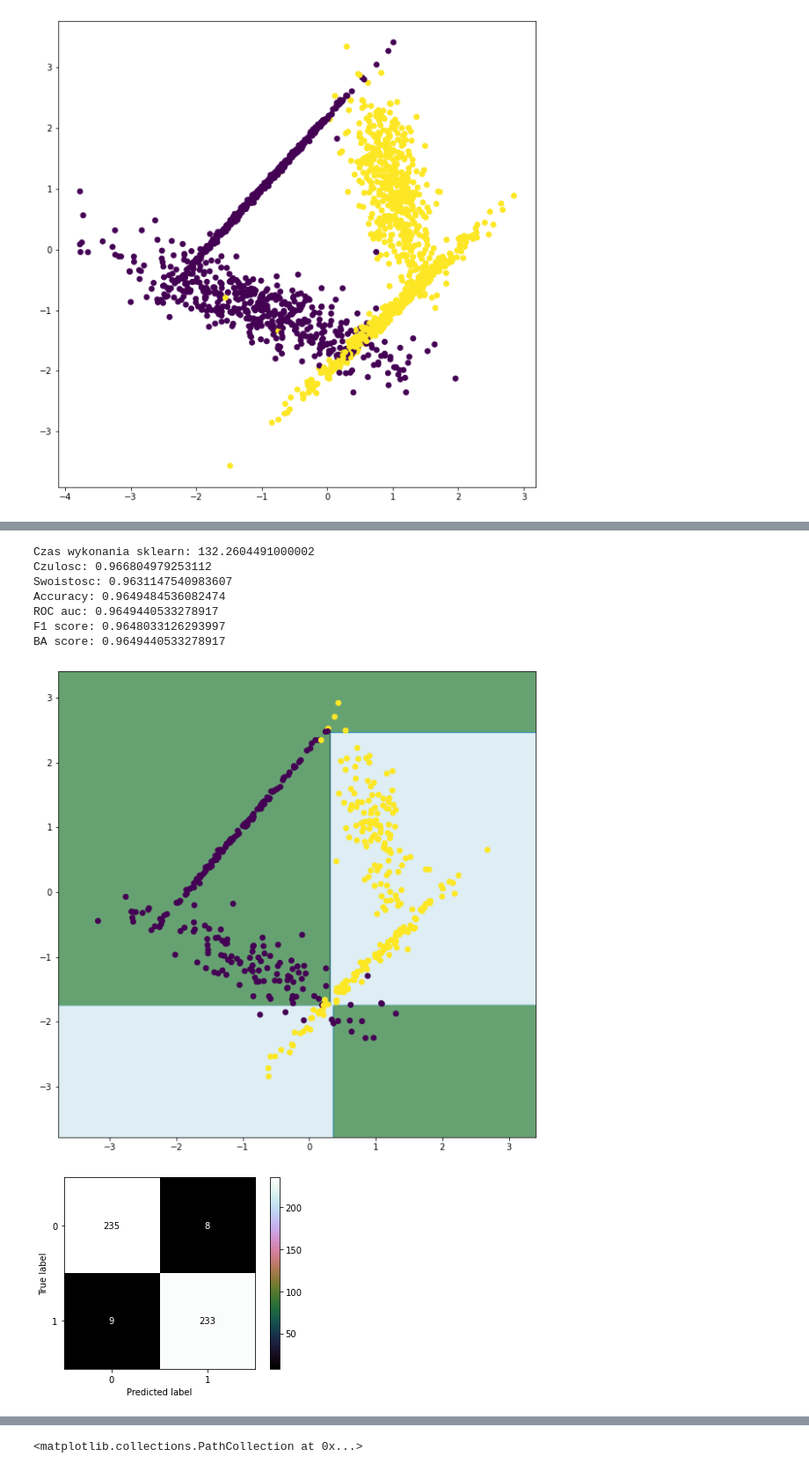
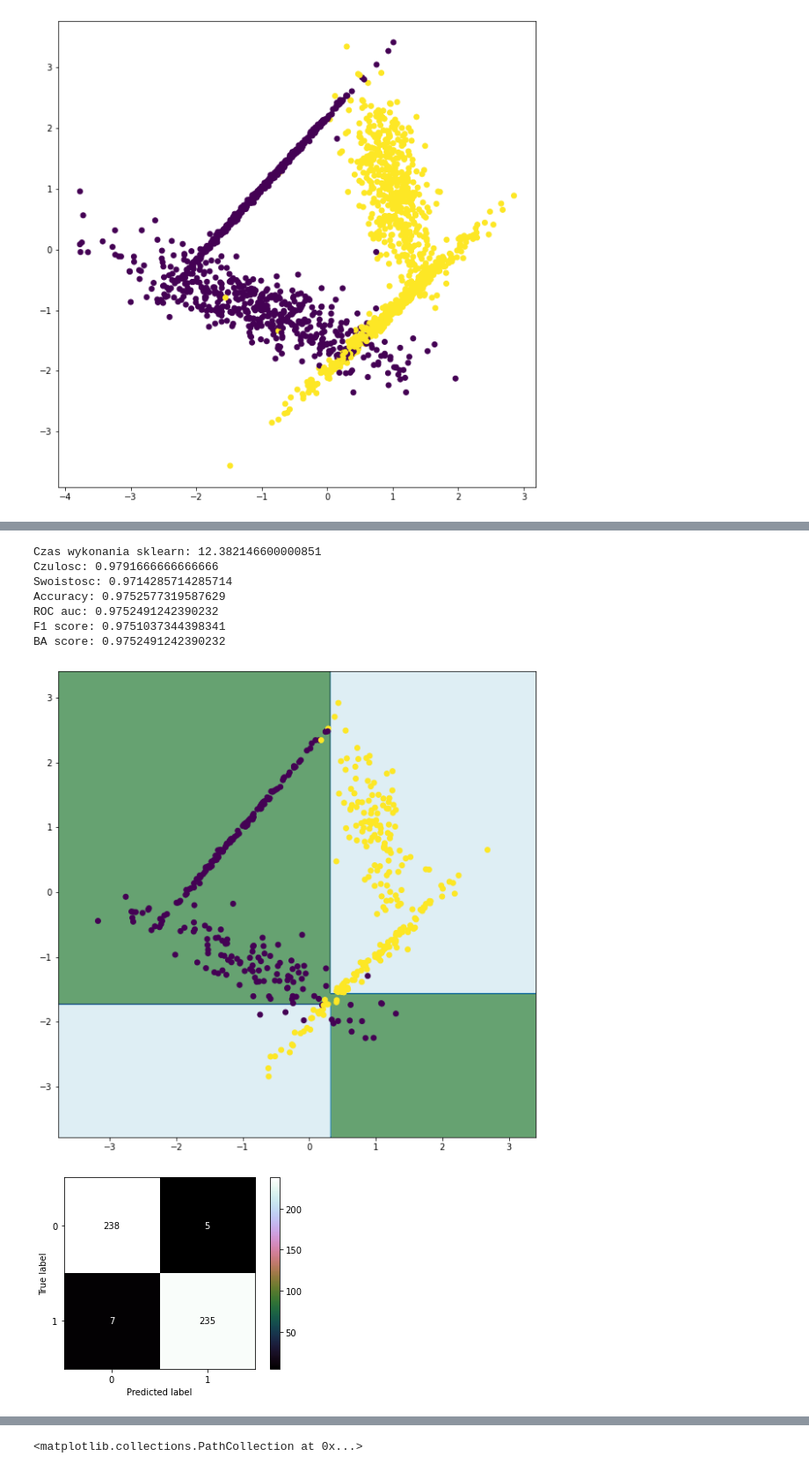
Before and after one commit to jakub-kowalik/PUM, a Jupyter notebook: lab5/lab5.ipynb, the cells around one changed output, grey strips where cells are left out. Shown at 88% size. Saved outputs shown, nothing was run; the diff lists cells and outputs as text; code cells hidden in the pictures.

```diff
--- a/lab5/lab5.ipynb
+++ b/lab5/lab5.ipynb
@@ -250,3 +233,12 @@ plt.scatter(X_train[:, 0], X_train[:, 1], c=y_train)
 # %% [output]
 <matplotlib.collections.PathCollection at 0x...>
 [figure]
+# %%
+model = DecisionTreeClassifier(max_depth=1, min_samples_split=2)
+
+czasek = time.perf_counter()
+for i in range(10):
+    tree_function(model, X_train, y_train, X_test, y_test, True)
+print('Czas wykonania sklearn:', (time.perf_counter() - czasek))
+
+tree_function(model, X_train, y_train, X_test, y_test)
@@ -252,0 +256,9 @@ plt.scatter(X_train[:, 0], X_train[:, 1], c=y_train)
+# %%
+model = MyDecisionTreeClassifier(max_depth=1, min_samples_split=2)
+
+czasek = time.perf_counter()
+for i in range(10):
+    tree_function(model, X_train, y_train, X_test, y_test, True)
+print('Czas wykonania wlasna implementacja:', (time.perf_counter() - czasek))
+
+tree_function(model, X_train, y_train, X_test, y_test)
@@ -346,7 +369,7 @@ plt.scatter(X_train[:, 0], X_train[:, 1], c=y_train)
 <matplotlib.collections.PathCollection at 0x...>
 [figure]
 # %%
-model = DecisionTreeClassifier(max_depth=3, min_samples_split=2)
+model = DecisionTreeClassifier(max_depth=2, min_samples_split=2)
 
 czasek = time.perf_counter()
 for i in range(10):
@@ -366,21 +389,21 @@ BA score: 0.9690677821990954
 [figure]
 [figure]
 # %%
-model = MyDecisionTreeClassifier(max_depth=3, min_samples_split=2)
+model = MyDecisionTreeClassifier(max_depth=2, min_samples_split=2)
 
 czasek = time.perf_counter()
 for i in range(10):
     tree_function(model, X_train, y_train, X_test, y_test, True)
 print('Czas wykonania sklearn:', (time.perf_counter() - czasek))
 
 tree_function(model, X_train, y_train, X_test, y_test)
 # %% [output]
-Czas wykonania sklearn: 132.2604491000002
-Czulosc: 0.966804979253112
-Swoistosc: 0.9631147540983607
-Accuracy: 0.9649484536082474
-ROC auc: 0.9649440533278917
-F1 score: 0.9648033126293997
-BA score: 0.9649440533278917
+Czas wykonania sklearn: 12.382146600000851
+Czulosc: 0.9791666666666666
+Swoistosc: 0.9714285714285714
+Accuracy: 0.9752577319587629
+ROC auc: 0.9752491242390232
+F1 score: 0.9751037344398341
+BA score: 0.9752491242390232
-[figure, old version]
+[figure, new version]
 [figure]
```
Also changed, not shown: parts of 28 cells of this notebook, 3 other files.
